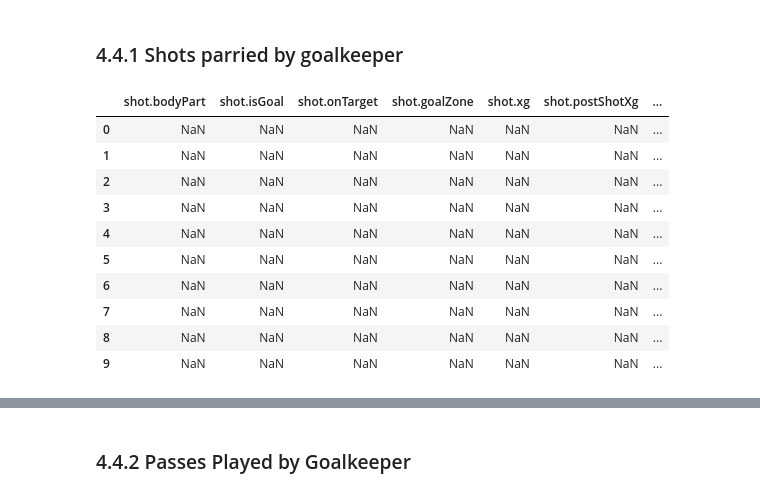
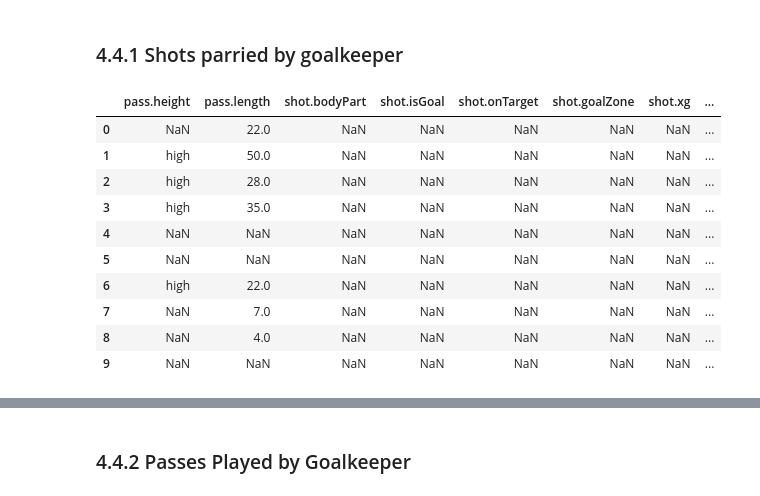
Before and after one commit to ngroggy/SoccerAnalytics, a Jupyter notebook: notebooks/4-duel-performance-goalkeeper.ipynb, the cells around one changed output, grey strips where cells are left out. Saved outputs shown, nothing was run; the diff lists cells and outputs as text; code cells hidden in the pictures.

```diff
--- a/notebooks/4-duel-performance-goalkeeper.ipynb
+++ b/notebooks/4-duel-performance-goalkeeper.ipynb
@@ -274,21 +268,21 @@ How to do:
 # %% [markdown]
 ### 4.4.1 Shots parried by goalkeeper
 # %%
-df_events[["shot.bodyPart","shot.isGoal","shot.onTarget","shot.goalZone","shot.xg","shot.postShotXg",\
+df_events[["pass.height","pass.length","shot.bodyPart","shot.isGoal","shot.onTarget","shot.goalZone","shot.xg","shot.postShotXg",\
            "shot.goalkeeperActionId","shot.goalkeeper.id", "shot.goalkeeper.name", "shot.goalkeeper", \
             "type.primary", "minute", "second"]].head(10)
 # %% [output]
-|  | shot.bodyPart | shot.isGoal | shot.onTarget | shot.goalZone | shot.xg | shot.postShotXg | ... |
-| 0 | NaN | NaN | NaN | NaN | NaN | NaN | ... |
-| 1 | NaN | NaN | NaN | NaN | NaN | NaN | ... |
-| 2 | NaN | NaN | NaN | NaN | NaN | NaN | ... |
-| 3 | NaN | NaN | NaN | NaN | NaN | NaN | ... |
-| 4 | NaN | NaN | NaN | NaN | NaN | NaN | ... |
-| 5 | NaN | NaN | NaN | NaN | NaN | NaN | ... |
-| 6 | NaN | NaN | NaN | NaN | NaN | NaN | ... |
-| 7 | NaN | NaN | NaN | NaN | NaN | NaN | ... |
-| 8 | NaN | NaN | NaN | NaN | NaN | NaN | ... |
-| 9 | NaN | NaN | NaN | NaN | NaN | NaN | ... |
+|  | pass.height | pass.length | shot.bodyPart | shot.isGoal | shot.onTarget | shot.goalZone | shot.xg | ... |
+| 0 | NaN | 22.0 | NaN | NaN | NaN | NaN | NaN | ... |
+| 1 | high | 50.0 | NaN | NaN | NaN | NaN | NaN | ... |
+| 2 | high | 28.0 | NaN | NaN | NaN | NaN | NaN | ... |
+| 3 | high | 35.0 | NaN | NaN | NaN | NaN | NaN | ... |
+| 4 | NaN | NaN | NaN | NaN | NaN | NaN | NaN | ... |
+| 5 | NaN | NaN | NaN | NaN | NaN | NaN | NaN | ... |
+| 6 | high | 22.0 | NaN | NaN | NaN | NaN | NaN | ... |
+| 7 | NaN | 7.0 | NaN | NaN | NaN | NaN | NaN | ... |
+| 8 | NaN | 4.0 | NaN | NaN | NaN | NaN | NaN | ... |
+| 9 | NaN | NaN | NaN | NaN | NaN | NaN | NaN | ... |
 # %%
 # Goalkeeper events: Shot on Target
 df_goalkeeper = df_events[(df_events['shot.onTarget'] == True)]
```
Also changed, not shown: parts of 5 cells of this notebook, 1 other file.
